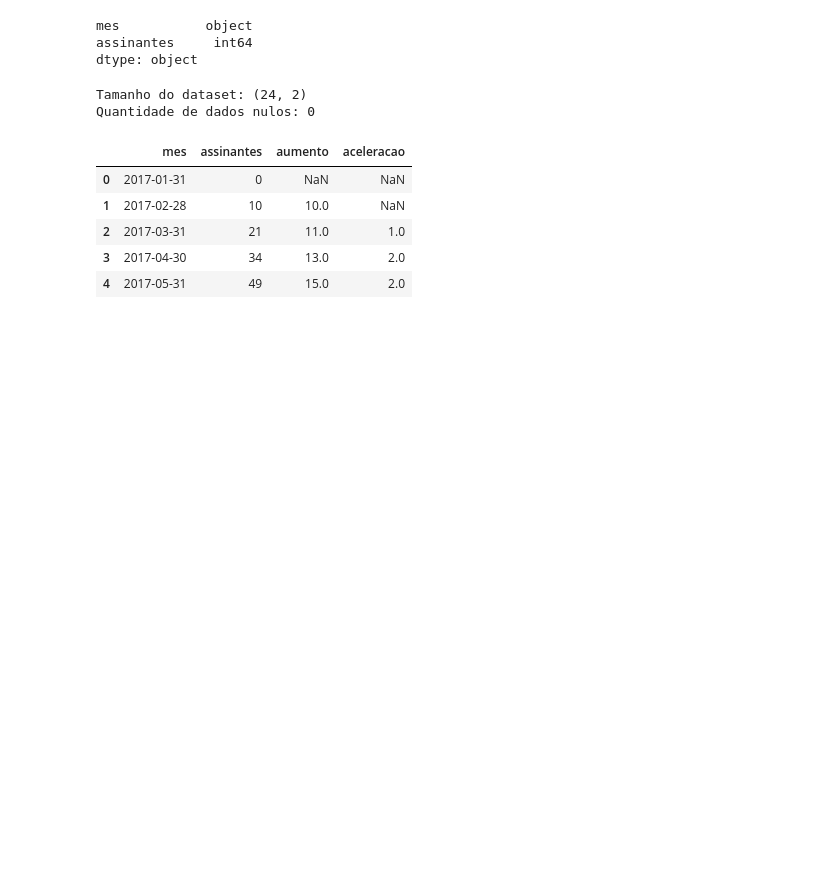
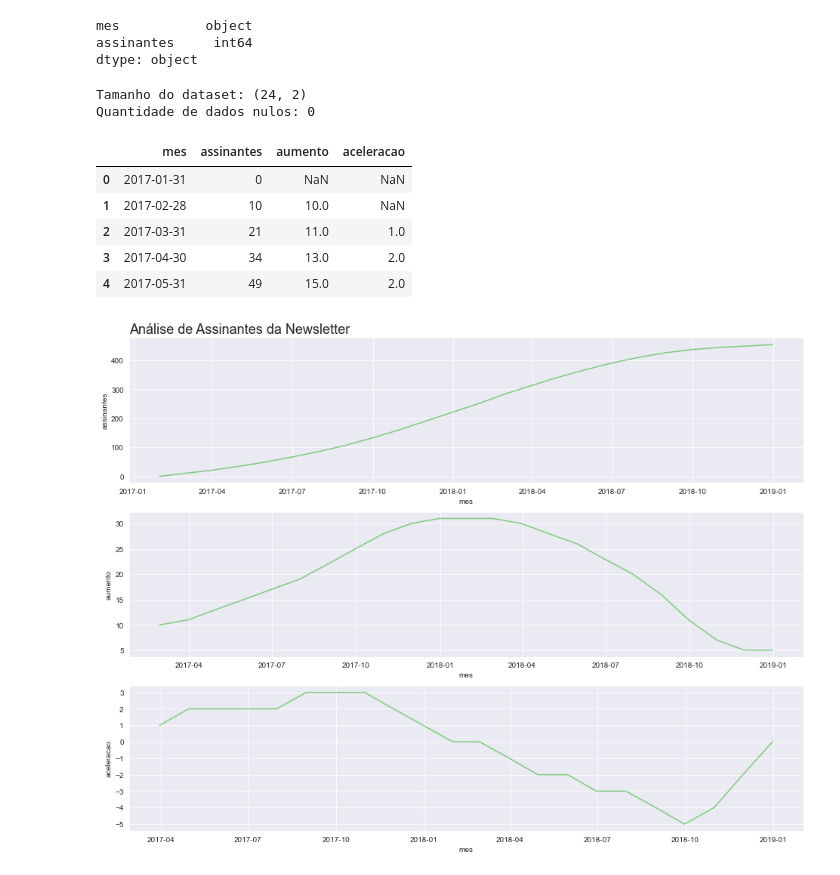
Before and after one commit to silsantos/Data-Science_Projects, a Jupyter notebook: Estatistica/Pratica6_series_temporais.ipynb, the cells around one changed output. Saved outputs shown, nothing was run; the diff lists cells and outputs as text; code cells hidden in the pictures; blank space fills up the shorter version.

Commit message:
Comparação gráfica entre as novas variáveis

```diff
--- a/Estatistica/Pratica6_series_temporais.ipynb
+++ b/Estatistica/Pratica6_series_temporais.ipynb
@@ -248,3 +248,9 @@ assinantes.head()
 | 2 | 2017-03-31 | 21 | 11.0 | 1.0 |
 | 3 | 2017-04-30 | 34 | 13.0 | 2.0 |
 | 4 | 2017-05-31 | 49 | 15.0 | 2.0 |
+# %%
+# Plotando os gráficos de comparação:
+
+plot_comparacao('mes', 'assinantes', 'aumento', 'aceleracao',assinantes,'Análise de Assinantes da Newsletter')
+# %% [output]
+[figure, added]
```
